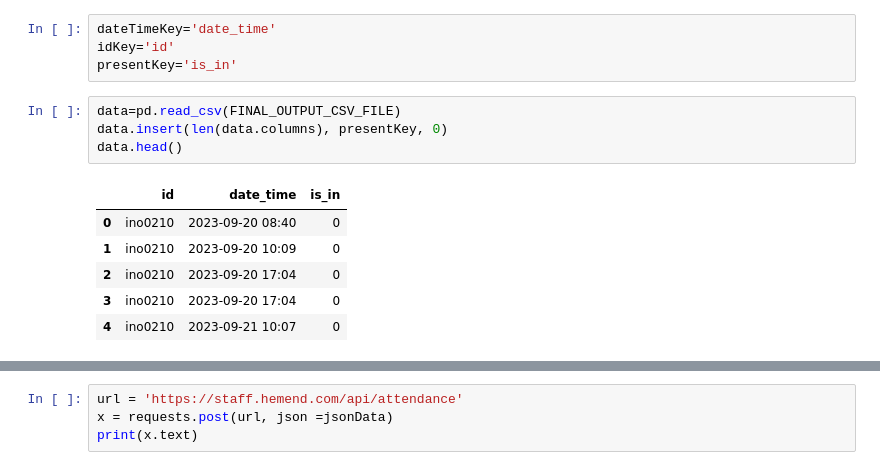
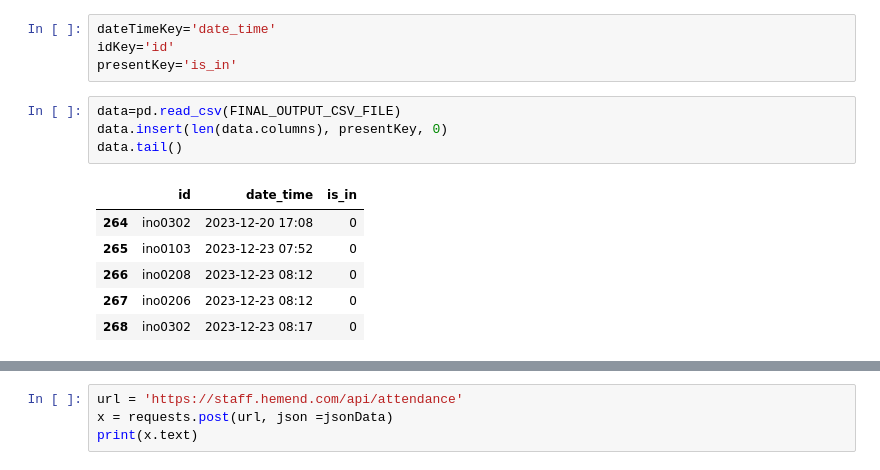
Before and after one commit to FMotalleb/Hemend-Statistic-Grabber, a Jupyter notebook: runner/runner.ipynb, the cells around one changed output, grey strips where cells are left out. Drawn from its saved outputs; the diff is of its cells as text.

```diff
--- a/runner/runner.ipynb
+++ b/runner/runner.ipynb
@@ -197,12 +197,12 @@ presentKey='is_in'
 # %%
 data=pd.read_csv(FINAL_OUTPUT_CSV_FILE)
 data.insert(len(data.columns), presentKey, 0)
-data.head()
+data.tail()
 # %% [output]
 |  | id | date_time | is_in |
-| 0 | ino0210 | 2023-09-20 08:40 | 0 |
-| 1 | ino0210 | 2023-09-20 10:09 | 0 |
-| 2 | ino0210 | 2023-09-20 17:04 | 0 |
-| 3 | ino0210 | 2023-09-20 17:04 | 0 |
-| 4 | ino0210 | 2023-09-21 10:07 | 0 |
+| 264 | ino0302 | 2023-12-20 17:08 | 0 |
+| 265 | ino0103 | 2023-12-23 07:52 | 0 |
+| 266 | ino0208 | 2023-12-23 08:12 | 0 |
+| 267 | ino0206 | 2023-12-23 08:12 | 0 |
+| 268 | ino0302 | 2023-12-23 08:17 | 0 |
 # %%
```
Also changed, not shown: parts of 2 cells of this notebook, 6 other files.
